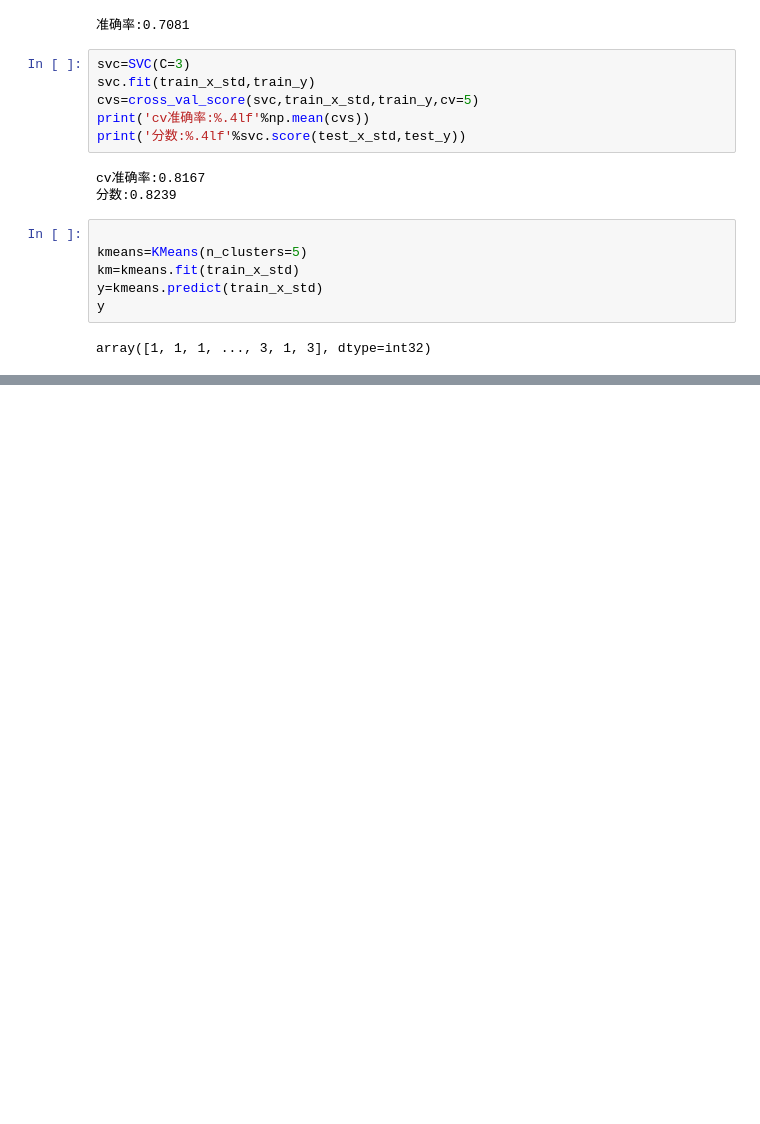
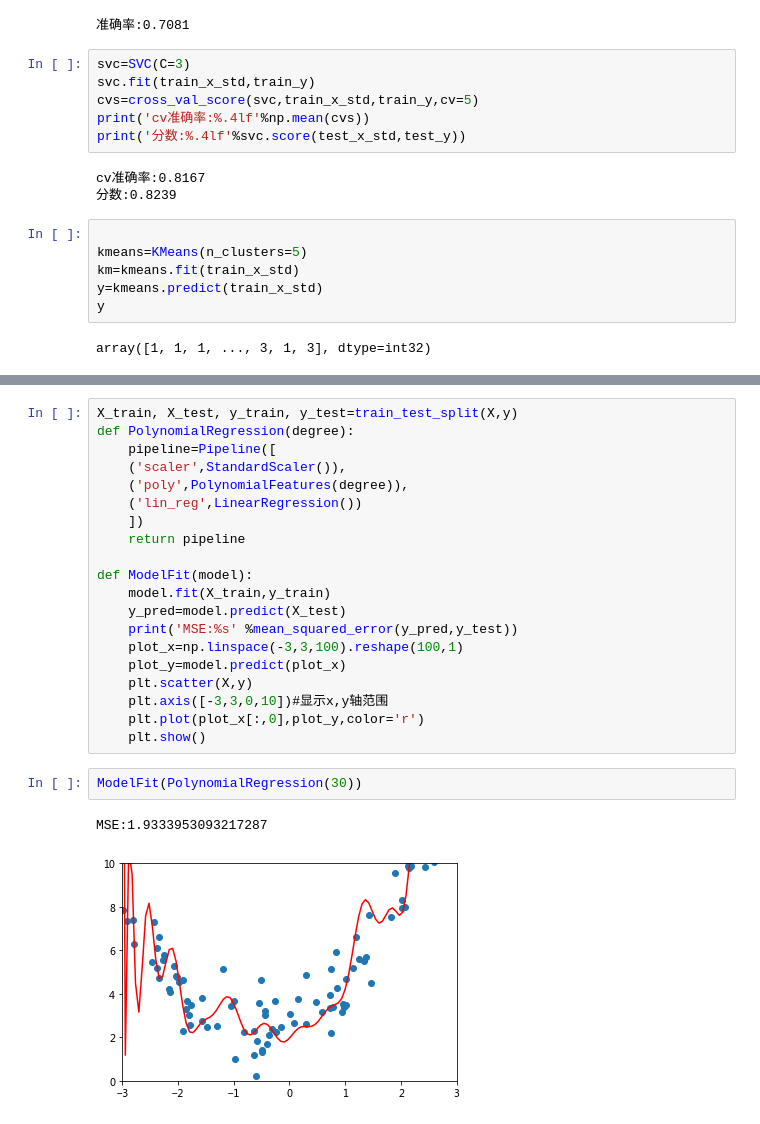
Before and after one commit to Rickiegg/mysql_learning, a Jupyter notebook: GridSearchCV.ipynb, the cells around one changed output, grey strips where cells are left out. Drawn from its saved outputs; the diff is of its cells as text; blank space fills up the shorter version.

```diff
--- a/GridSearchCV.ipynb
+++ b/GridSearchCV.ipynb
@@ -123,0 +167,25 @@ array([1, 1, 1, ..., 3, 1, 3], dtype=int32)
+# %%
+X_train, X_test, y_train, y_test=train_test_split(X,y)
+def PolynomialRegression(degree):
+    pipeline=Pipeline([
+    ('scaler',StandardScaler()),
+    ('poly',PolynomialFeatures(degree)),
+    ('lin_reg',LinearRegression())
+    ])
+    return pipeline
+
+def ModelFit(model):
+    model.fit(X_train,y_train)
+    y_pred=model.predict(X_test)
+    print('MSE:%s' %mean_squared_error(y_pred,y_test))
+    plot_x=np.linspace(-3,3,100).reshape(100,1)
+    plot_y=model.predict(plot_x)
+    plt.scatter(X,y)
+    plt.axis([-3,3,0,10])#显示x,y轴范围
+    plt.plot(plot_x[:,0],plot_y,color='r')
+    plt.show()
+# %%
+ModelFit(PolynomialRegression(30))
+# %% [output]
+MSE:1.9333953093217287
+[figure, added]
```
Also changed, not shown: parts of 8 cells of this notebook.
